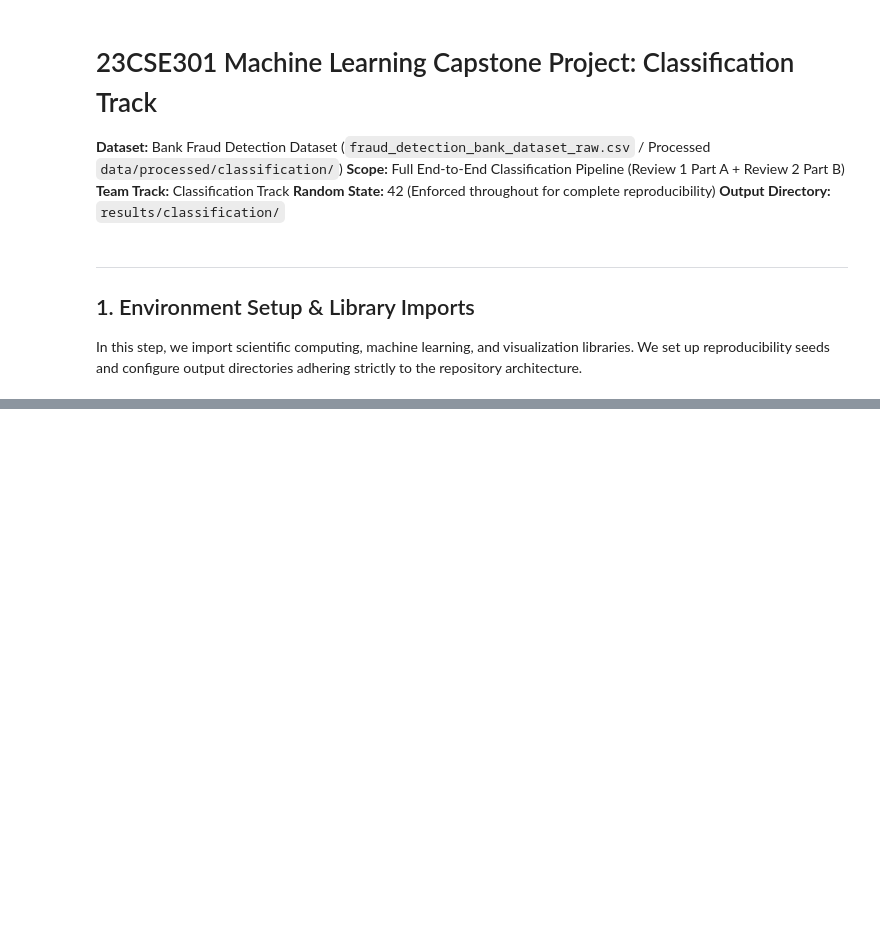
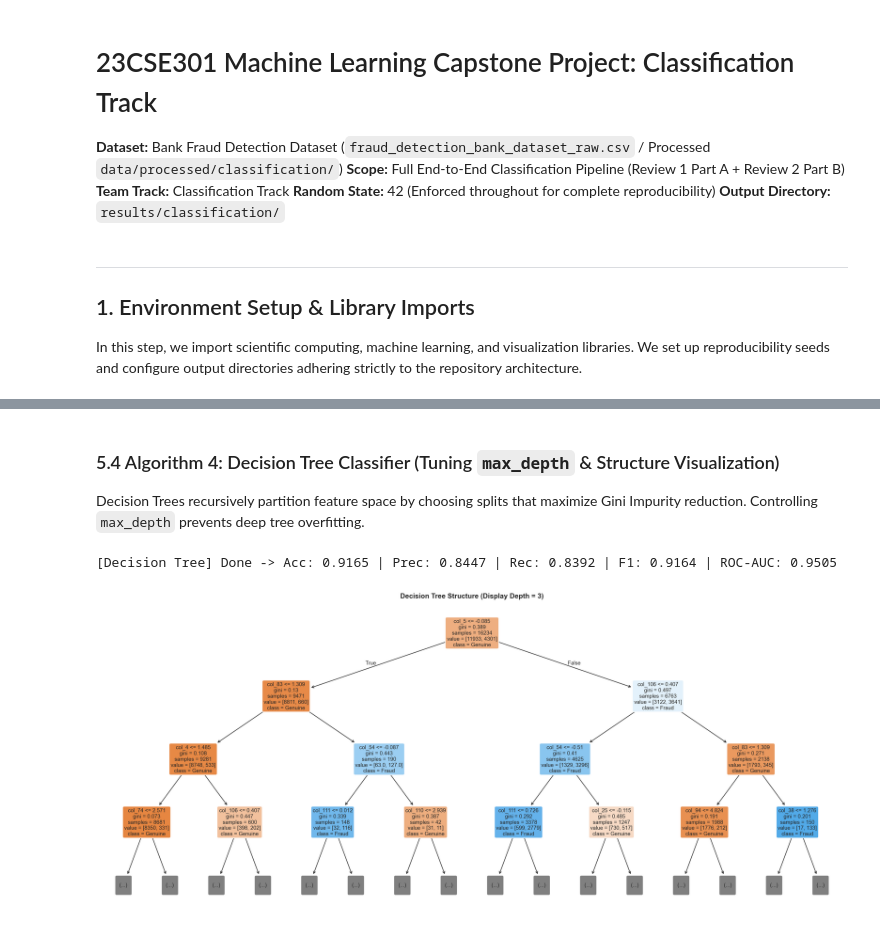
Before and after one commit to Phyboc/Machine-Learning-CaseStudy, a Jupyter notebook: src/classification/classification.ipynb, the cells around one changed output, grey strips where cells are left out. Drawn from its saved outputs; the diff is of its cells as text; code cells hidden in the pictures; blank space fills up the shorter version.

```diff
--- a/src/classification/classification.ipynb
+++ b/src/classification/classification.ipynb
@@ -272,0 +309,24 @@ plt.show()
+# %%
+# 2. K-Nearest Neighbors Tuning & Evaluation
+k_values = [3, 5, 7, 9, 11]
+knn_results = []
+
+for k in k_values:
+    knn_temp = KNeighborsClassifier(n_neighbors=k, metric='minkowski', p=2)
+    knn_temp.fit(X_train, y_train)
+    preds = knn_temp.predict(X_test)
+    probs = knn_temp.predict_proba(X_test)[:, 1]
+    knn_results.append({
+        "k": k,
+        "Accuracy": accuracy_score(y_test, preds),
+        "ROC-AUC": roc_auc_score(y_test, probs)
+    })
+
+knn_tune_df = pd.DataFrame(knn_results)
+print("--- KNN Hyperparameter Tuning Across k ---")
+print(knn_tune_df.to_string(index=False))
+
+# Fit optimal KNN
+best_k = int(knn_tune_df.loc[knn_tune_df['ROC-AUC'].idxmax(), 'k'])
+knn = KNeighborsClassifier(n_neighbors=best_k, metric='minkowski', p=2)
+evaluate_model("K-Nearest Neighbors", knn, X_train, y_train, X_test, y_test)
@@ -272,0 +361,18 @@ plt.show()
+# %% [markdown]
+### 5.4 Algorithm 4: Decision Tree Classifier (Tuning `max_depth` & Structure Visualization)
+Decision Trees recursively partition feature space by choosing splits that maximize Gini Impurity reduction. Controlling `max_depth` prevents deep tree overfitting.
+# %%
+# 4. Decision Tree Classifier
+dt = DecisionTreeClassifier(max_depth=7, random_state=RANDOM_STATE)
+evaluate_model("Decision Tree", dt, X_train, y_train, X_test, y_test)
+
+# Visualize Decision Tree Structure
+plt.figure(figsize=(18, 8))
+plot_tree(dt, max_depth=3, feature_names=feature_names, class_names=["Genuine", "Fraud"], filled=True, rounded=True, fontsize=9)
+plt.title("Decision Tree Structure (Display Depth = 3)", fontweight='bold')
+plt.tight_layout()
+plt.savefig(os.path.join(RESULTS_DIR, "decision_tree_structure.png"), dpi=300)
+plt.show()
+# %% [output]
+[Decision Tree] Done -> Acc: 0.9165 | Prec: 0.8447 | Rec: 0.8392 | F1: 0.9164 | ROC-AUC: 0.9505
+[figure, added]
```
Also changed, not shown: parts of 30 cells of this notebook, 6 other files.
